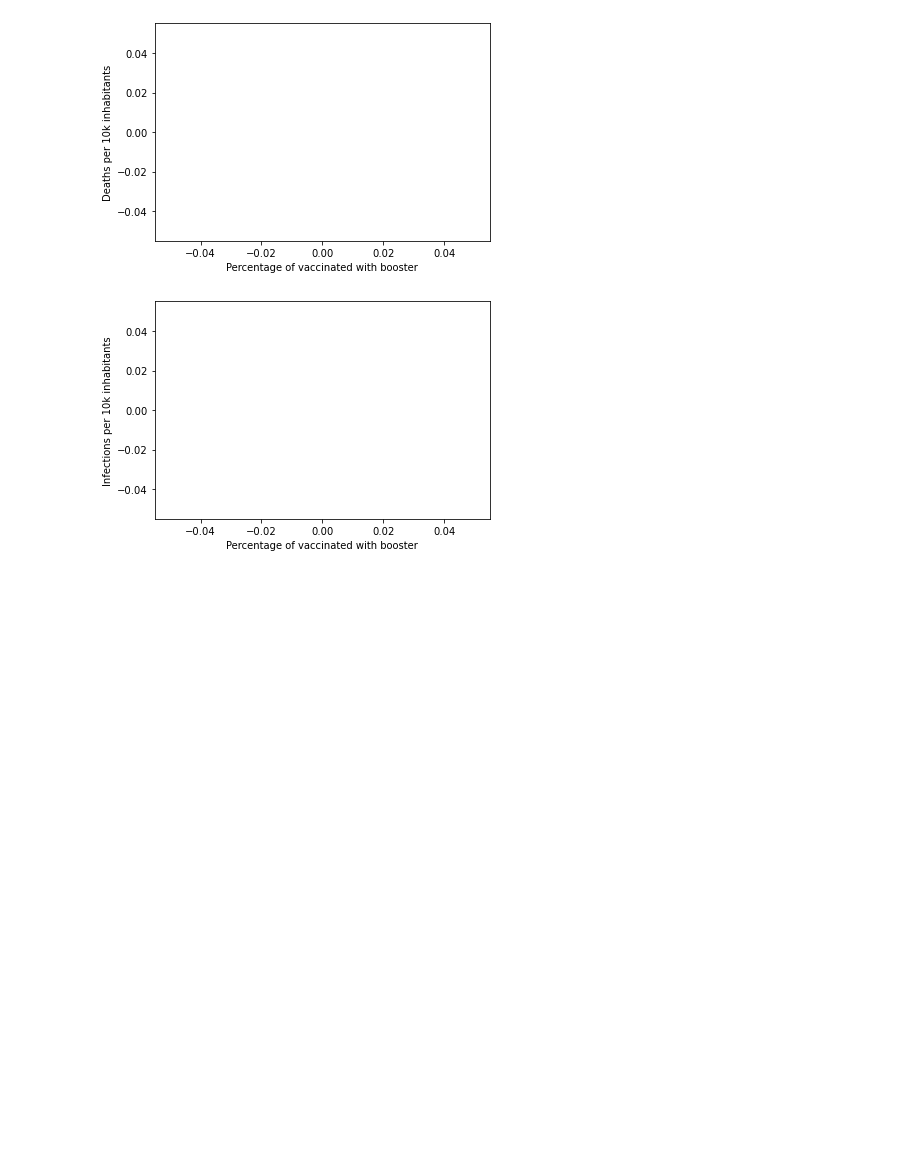
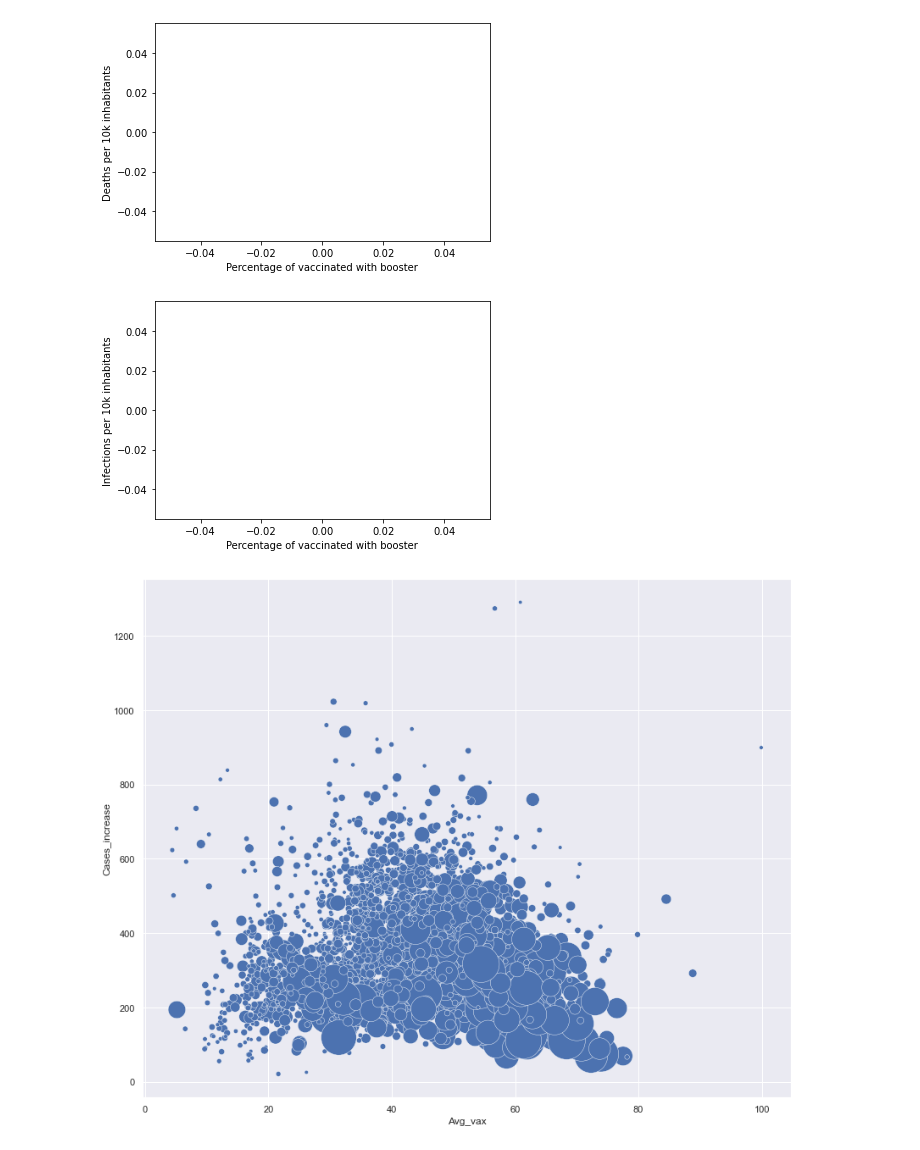
Before and after one commit to dzoanka/Covid19-cases-deaths-against-vax-in-US-counties, a Jupyter notebook: Vax_cases_deaths.ipynb, the cells around one changed output. Saved outputs shown, nothing was run; the diff lists cells and outputs as text; code cells hidden in the pictures; blank space fills up the shorter version.

```diff
--- a/Vax_cases_deaths.ipynb
+++ b/Vax_cases_deaths.ipynb
@@ -190,3 +190,16 @@ plt.ylabel('Infections per 10k inhabitants')
 plt.savefig(path + 'booster_cases_' + period_start.replace("/","") + '_' + period_end.replace("/","") + '.png')
 # %% [output]
 [figure]
+# %%
+import seaborn as sns
+
+filter_pop['Cases_increase'] = (filter_pop['Cases_diff'])*10000/filter_pop['Population']
+filter_pop['Avg_vax'] = (filter_pop['Complete_pct_begin'] + filter_pop['Complete_pct_end'])/2
+filter_pop['Deaths_increase'] = (filter_pop['Deaths_diff'])*10000/filter_pop['Population']
+
+sns.set(rc={'figure.figsize':(13.7,11.27)})
+sns.scatterplot(data=filter_pop, x="Avg_vax", y="Cases_increase", size="Population", legend=False, sizes=(20, 2000))
+# show the graph
+plt.show()
+# %% [output]
+[figure, added]
```
Also changed, not shown: parts of 4 cells of this notebook.
